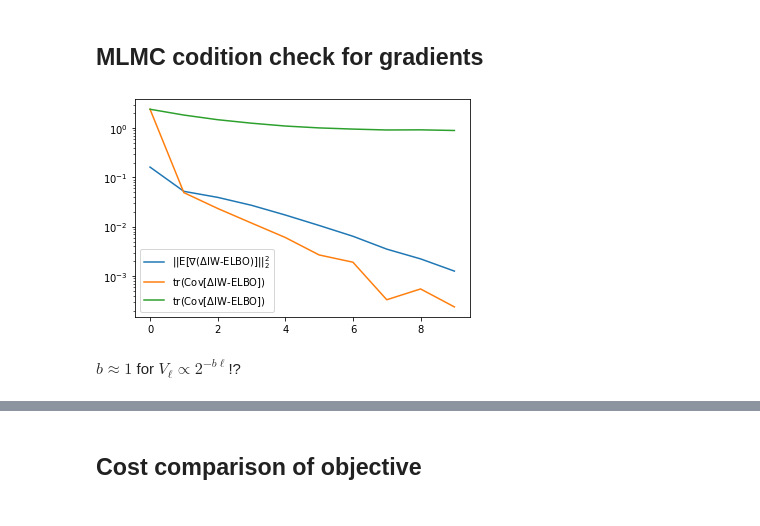
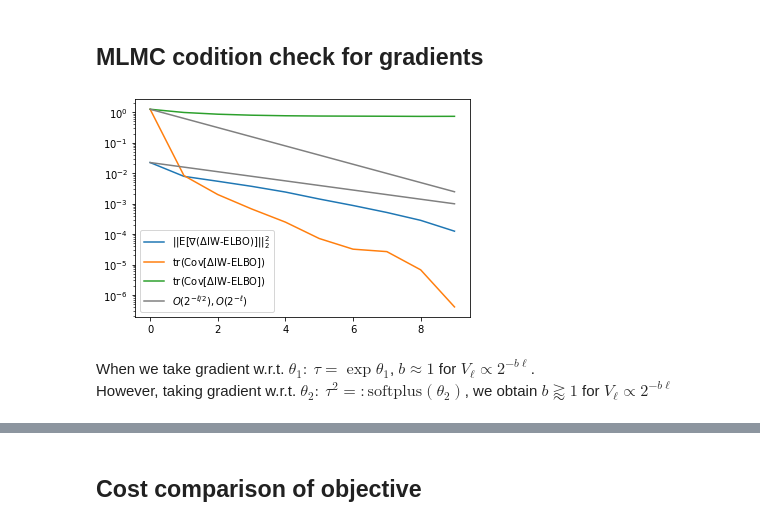
Before and after one commit to Goda-Research-Group/mlmc-model-evidence, a Jupyter notebook: notebooks/Random_Effect_Logistic_Regression.ipynb, the cells around one changed output, grey strips where cells are left out. Saved outputs shown, nothing was run; the diff lists cells and outputs as text; code cells hidden in the pictures.

```diff
--- a/notebooks/Random_Effect_Logistic_Regression.ipynb
+++ b/notebooks/Random_Effect_Logistic_Regression.ipynb
@@ -146,7 +158,8 @@ def pointwise_IWELBO(x, y, z, beta0, beta, ln_tau, mu, sigma):
                                     + tf.reshape(z, [n_MC, N, 1])
                                    )
     p_y = tfp.distributions.Bernoulli(logits=y_logits)
-    p_z = tfp.distributions.Normal(loc=np.zeros([1, N]), scale=tf.exp(ln_tau))
+    #p_z = tfp.distributions.Normal(loc=np.zeros([1, N]), scale=tf.exp(ln_tau))
+    p_z = tfp.distributions.Normal(loc=np.zeros([1, N]), scale=tf.math.softplus(ln_tau)**(1/2.))
     q_z = tfp.distributions.Normal(loc=mu, scale=sigma)
 
     log_prob_ratio = \
@@ -188,9 +201,10 @@ for obj_name, obj_func in objectives.items():
 
     print("training {}...".format(obj_name))
 
-    beta0_ = tf.Variable(0, dtype=tf.float64)
+    beta0_ = tf.Variable(0., dtype=tf.float64)
     beta_  = tf.Variable(np.zeros([D]), dtype=tf.float64)
-    ln_tau_   = tf.Variable(0, dtype=tf.float64)
+    #ln_tau_   = tf.Variable(0., dtype=tf.float64)
+    ln_tau_   = tf.Variable(1., dtype=tf.float64)
 
     # Gradient Descent
     for t in range(2001):
@@ -441,4 +448,7 @@ def IWELBO_MLMC(x, y, beta0, beta, ln_tau, mu, sigma, max_level=8, w0=1-2.**(-3/
 
         N_offset += Ns[i]
     return score
+# %%
+x,y,_ = generate_data(N=10000, D=3, T=2, beta0=beta0, beta=beta, ln_tau=ln_tau)
+mu, sigma = laplace_approx(x, y, beta0, beta, ln_tau)
 # %%
@@ -549,19 +564,26 @@ def tmp(l):
     x,y,_ = generate_data(N=N0//2**l, D=3, T=2, beta0=beta0, beta=beta, ln_tau=ln_tau)
     mu, sigma = laplace_approx(x, y, beta0, beta, ln_tau)
     return conv_stats_grad_dIWELBO(x, y, beta0, beta, ln_tau, mu, sigma, level=l)
-
-conv_stats = [tmp(l) for l in range(10)]
+L=10
+conv_stats = [tmp(l) for l in range(L)]
 conv_stats = pd.DataFrame(conv_stats)
 # %%
 plt.plot(conv_stats[['norm_mean_grad_dIWELBO', 'trace_covariance_grad_dIWELBO', 'trace_covariance_grad_IWELBO']])
+s,t = conv_stats[['norm_mean_grad_dIWELBO', 'trace_covariance_grad_dIWELBO']].iloc[0]
+plt.plot(s*2.**(-np.arange(L)/2), c='grey')
+plt.plot(t*2.**(-np.arange(L)), c='grey')
+
 plt.legend([r'$||\mathrm{E} [\nabla (\Delta \mathrm{IW}$-$\mathrm{ELBO})]||_2^2$',
             r'$\mathrm{tr}(\mathrm{Cov}[\Delta \mathrm{IW}$-$\mathrm{ELBO}])$',
-            r'$\mathrm{tr}(\mathrm{Cov}[\Delta \mathrm{IW}$-$\mathrm{ELBO}])$'])
+            r'$\mathrm{tr}(\mathrm{Cov}[\Delta \mathrm{IW}$-$\mathrm{ELBO}])$',
+            r'$O(2^{-\ell/2}), O(2^{-\ell})$'])
 plt.yscale('log')
 # %% [output]
-[figure, old version]
+[figure, new version]
-# %% [markdown]
-$b\approx1$ for $V_\ell\propto 2^{-b\ell}$!?
+# %% [markdown]
+When we take gradient w.r.t. $\theta_1: \ \tau=\exp\theta_1$, $b\approx1$ for $V_\ell\propto 2^{-b\ell}$.
+<br>
+However, taking gradient w.r.t. $\theta_2: \ \tau^2=:\mathrm{softplus}(\theta_2)$, we obtain $b\gtrapprox1$ for $V_\ell\propto 2^{-b\ell}$
 # %%
 conv_stats
 # %% [output]
```
Also changed, not shown: parts of 34 cells of this notebook.
